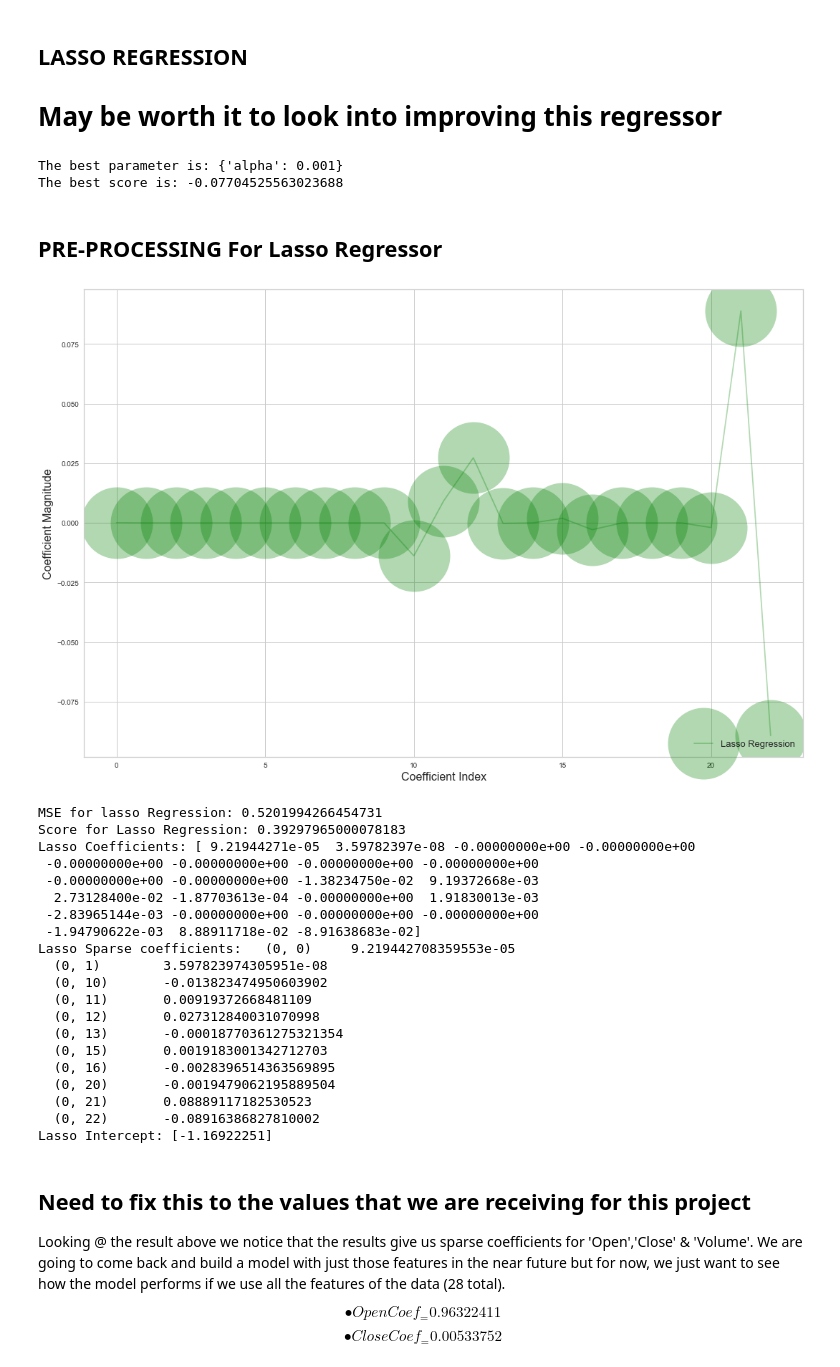
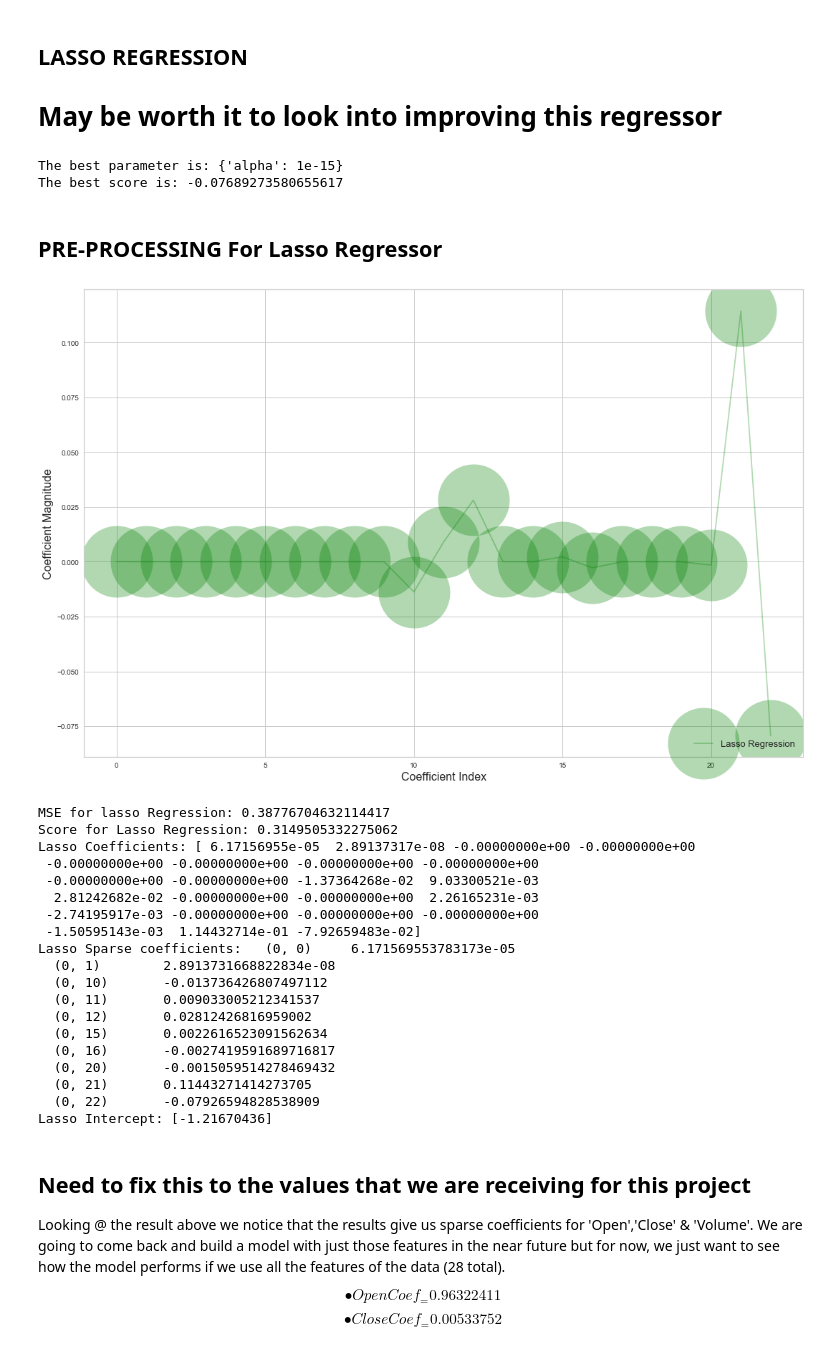
Before and after one commit to mjworthington/Online_ML_4803, a Jupyter notebook: NASDAQ_Predictor&NN.ipynb, the cells around one changed output. Cells and saved outputs as stored; diff of their text form; code cells hidden in the pictures.

```diff
--- a/NASDAQ_Predictor&NN.ipynb
+++ b/NASDAQ_Predictor&NN.ipynb
@@ -164,62 +185,61 @@ parameters = {'alpha': [1e-15, 1e-10, 1e-8, 1e-4, 1e-3,1e-2, 1, 5, 10, 20]}
 # r2
 # ‘explained_variance’
 
-lasso_regressor = GridSearchCV(lasso, parameters, scoring='neg_mean_squared_error', cv = 5)
+lasso_regressor = GridSearchCV(lasso, parameters, scoring='neg_mean_squared_error', cv = 7)
 
 lasso_regressor.fit(Xs, y)
 
 print("The best parameter is:", lasso_regressor.best_params_)
 print("The best score is:", lasso_regressor.best_score_)
 # %% [output]
-The best parameter is: {'alpha': 0.001}
-The best score is: -0.07704525563023688
+The best parameter is: {'alpha': 1e-15}
+The best score is: -0.07689273580655617
 # %% [markdown]
 ## PRE-PROCESSING For Lasso Regressor
 # %%
 # Separate the train and test data 80/20
-X_train, X_test, y_train, y_test = train_test_split(Xs, y, test_size=0.10, random_state=10)
+X_train, X_test, y_train, y_test = train_test_split(Xs, y, test_size=0.009, random_state=10)
 #Implement LASSO REGRESSION
 lassoReg = Lasso(alpha=0.15, normalize=False)
 lassoReg.fit(X_train,y_train)
 pred_cv = lassoReg.predict(X_test)
 # RETRIEVE MSE
 plt.plot(lassoReg.coef_,alpha=0.3,linestyle='-',marker='o',markersize=100,color='green',label='Lasso Regression')
 plt.xlabel('Coefficient Index',fontsize=16)
 plt.ylabel('Coefficient Magnitude',fontsize=16)
 plt.legend(fontsize=13,loc=4)
 plt.show()
 
 mse = np.mean((pred_cv - y_test)**2)
 print("MSE for lasso Regression:",mse)
 print("Score for Lasso Regression:",lassoReg.score(X_test,y_test))
 coeffs = lassoReg.coef_
 print("Lasso Coefficients:",coeffs)
 coeffs = lassoReg.sparse_coef_
 print("Lasso Sparse coefficients:",coeffs)
 coeffs = lassoReg.intercept_
 print("Lasso Intercept:",coeffs)
 # %% [output]
-[figure, old version]
+[figure, new version]
-MSE for lasso Regression: 0.5201994266454731
-Score for Lasso Regression: 0.39297965000078183
-Lasso Coefficients: [ 9.21944271e-05  3.59782397e-08 -0.00000000e+00 -0.00000000e+00
+MSE for lasso Regression: 0.38776704632114417
+Score for Lasso Regression: 0.3149505332275062
+Lasso Coefficients: [ 6.17156955e-05  2.89137317e-08 -0.00000000e+00 -0.00000000e+00
  -0.00000000e+00 -0.00000000e+00 -0.00000000e+00 -0.00000000e+00
- -0.00000000e+00 -0.00000000e+00 -1.38234750e-02  9.19372668e-03
-  2.73128400e-02 -1.87703613e-04 -0.00000000e+00  1.91830013e-03
- -2.83965144e-03 -0.00000000e+00 -0.00000000e+00 -0.00000000e+00
- -1.94790622e-03  8.88911718e-02 -8.91638683e-02]
-Lasso Sparse coefficients:   (0, 0)     9.219442708359553e-05
-  (0, 1)        3.597823974305951e-08
-  (0, 10)       -0.013823474950603902
-  (0, 11)       0.00919372668481109
-  (0, 12)       0.027312840031070998
-  (0, 13)       -0.00018770361275321354
-  (0, 15)       0.0019183001342712703
-  (0, 16)       -0.0028396514363569895
-  (0, 20)       -0.0019479062195889504
-  (0, 21)       0.08889117182530523
-  (0, 22)       -0.08916386827810002
-Lasso Intercept: [-1.16922251]
+ -0.00000000e+00 -0.00000000e+00 -1.37364268e-02  9.03300521e-03
+  2.81242682e-02 -0.00000000e+00 -0.00000000e+00  2.26165231e-03
+ -2.74195917e-03 -0.00000000e+00 -0.00000000e+00 -0.00000000e+00
+ -1.50595143e-03  1.14432714e-01 -7.92659483e-02]
+Lasso Sparse coefficients:   (0, 0)     6.171569553783173e-05
+  (0, 1)        2.8913731668822834e-08
+  (0, 10)       -0.013736426807497112
+  (0, 11)       0.009033005212341537
+  (0, 12)       0.02812426816959002
+  (0, 15)       0.0022616523091562634
+  (0, 16)       -0.0027419591689716817
+  (0, 20)       -0.0015059514278469432
+  (0, 21)       0.11443271414273705
+  (0, 22)       -0.07926594828538909
+Lasso Intercept: [-1.21670436]
 # %% [markdown]
 ## Need to fix this to the values that we are receiving for this project
 
```
Also changed, not shown: parts of 20 cells of this notebook.
